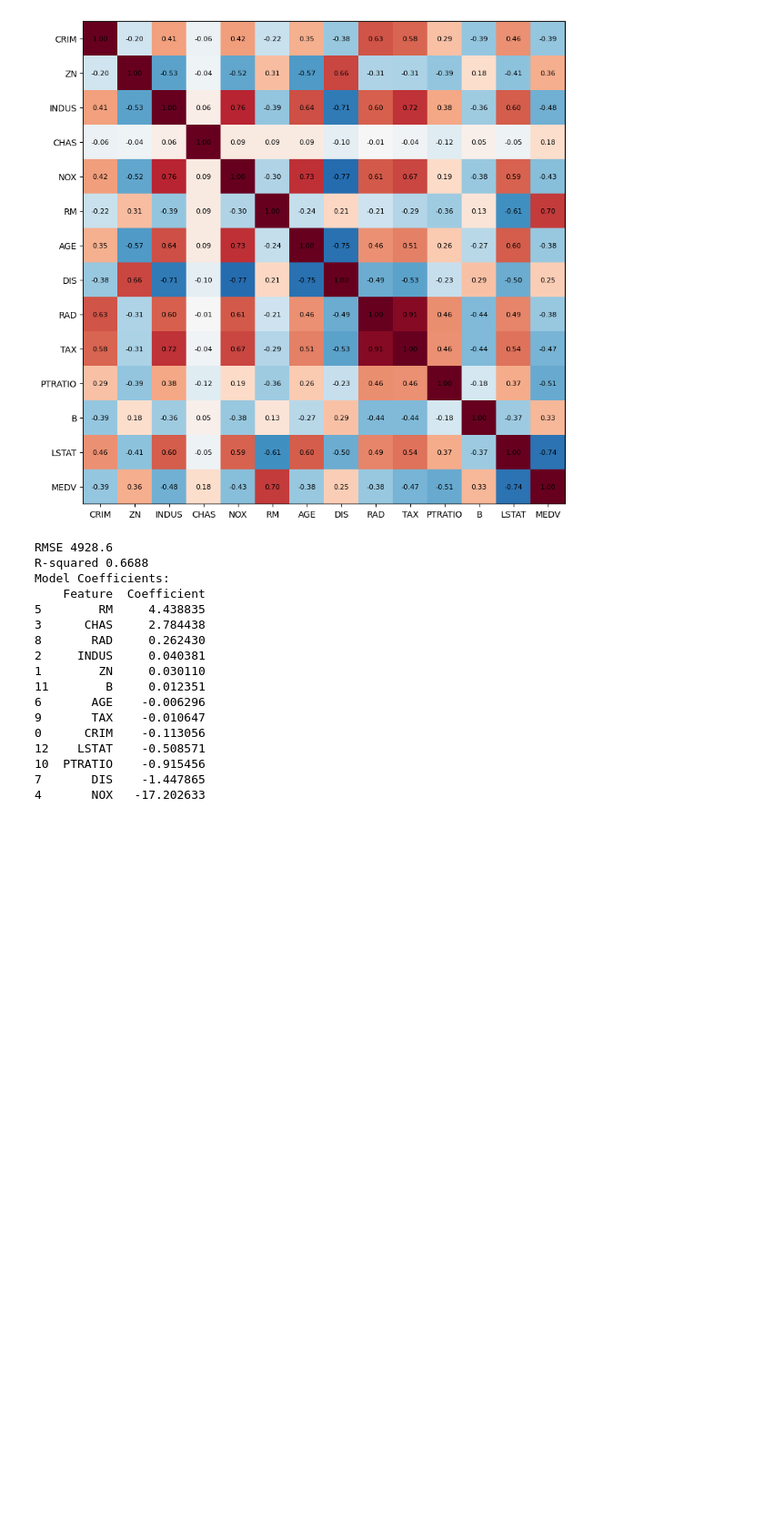
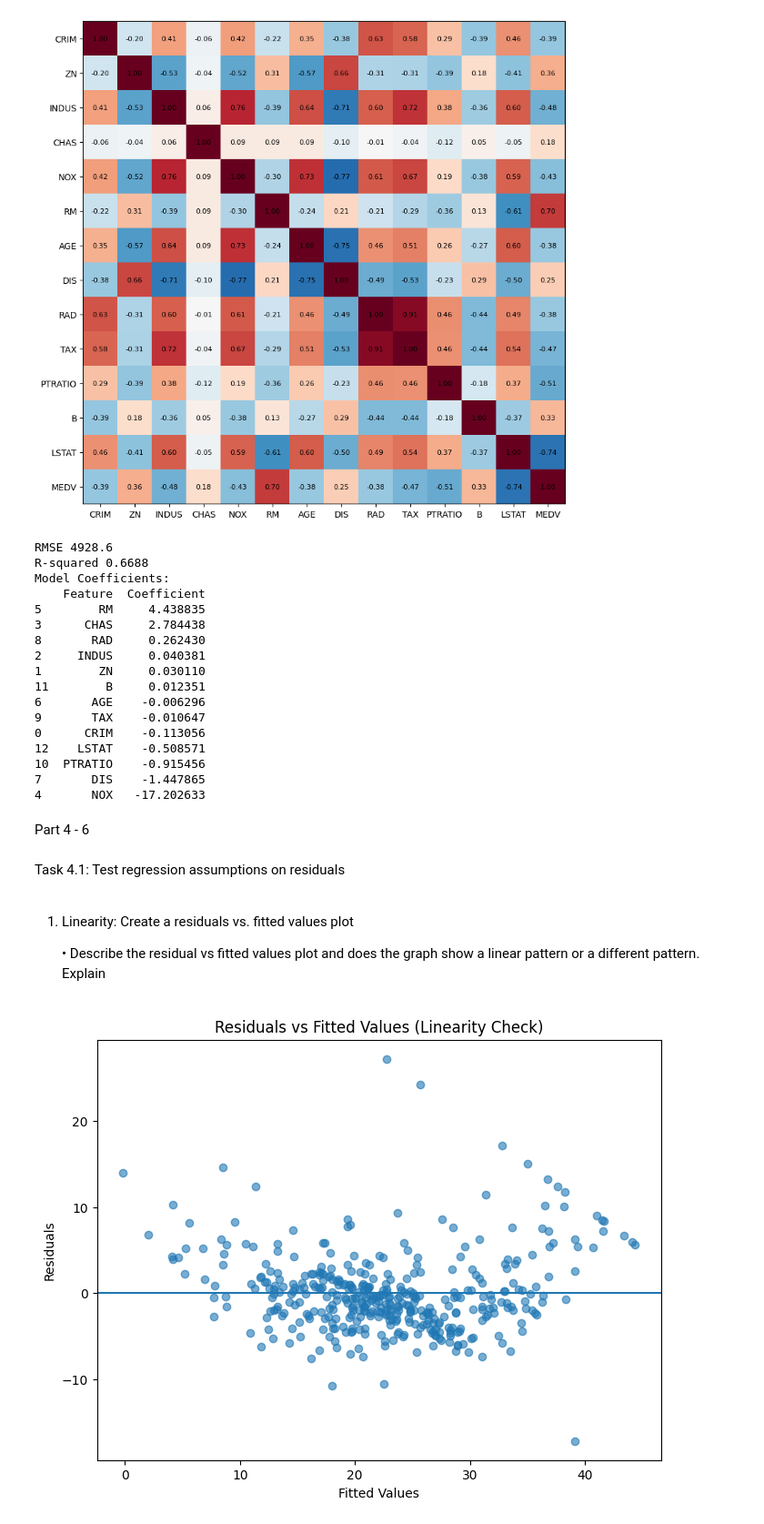
Before and after one commit to kenzodebola/Boston-Housing-Analysis, a Jupyter notebook: Boston_Dataset_ML.ipynb, the cells around one changed output. Shown at 91% size. Drawn from its saved outputs; the diff is of its cells as text; code cells hidden in the pictures; blank space fills up the shorter version.

Commit message:
Part 4 - 6

```diff
--- a/Boston_Dataset_ML.ipynb
+++ b/Boston_Dataset_ML.ipynb
@@ -221,3 +228,39 @@ Model Coefficients:
 10  PTRATIO    -0.915456
 7       DIS    -1.447865
 4       NOX   -17.202633
+# %% [markdown]
+Part 4 - 6
+# %% [markdown]
+Task 4.1: Test regression assumptions on residuals
+# %% [markdown]
+1. Linearity: Create a residuals vs. fitted values plot
+
+    • Describe the residual vs fitted values plot and does the graph show a linear pattern or a different pattern. Explain
+# %%
+# Linearity check: Residuals vs Fitted Values plot
+
+# Split data
+X = df.drop('MEDV', axis=1)
+y = df['MEDV']
+X_train, X_test, y_train, y_test = train_test_split(
+    X, y, test_size=0.2, random_state=42
+)
+
+# Train model
+model = LinearRegression()
+model.fit(X_train, y_train)
+
+# Compute fitted values and residuals
+y_fitted = model.predict(X_train)
+residuals = y_train - y_fitted
+
+# Plot residuals vs fitted values
+plt.figure(figsize=(8, 6))
+plt.scatter(y_fitted, residuals, alpha=0.6)
+plt.axhline(y=0)
+plt.xlabel("Fitted Values")
+plt.ylabel("Residuals")
+plt.title("Residuals vs Fitted Values (Linearity Check)")
+plt.show()
+# %% [output]
+[figure, added]
```
Also changed, not shown: parts of 19 cells of this notebook.
